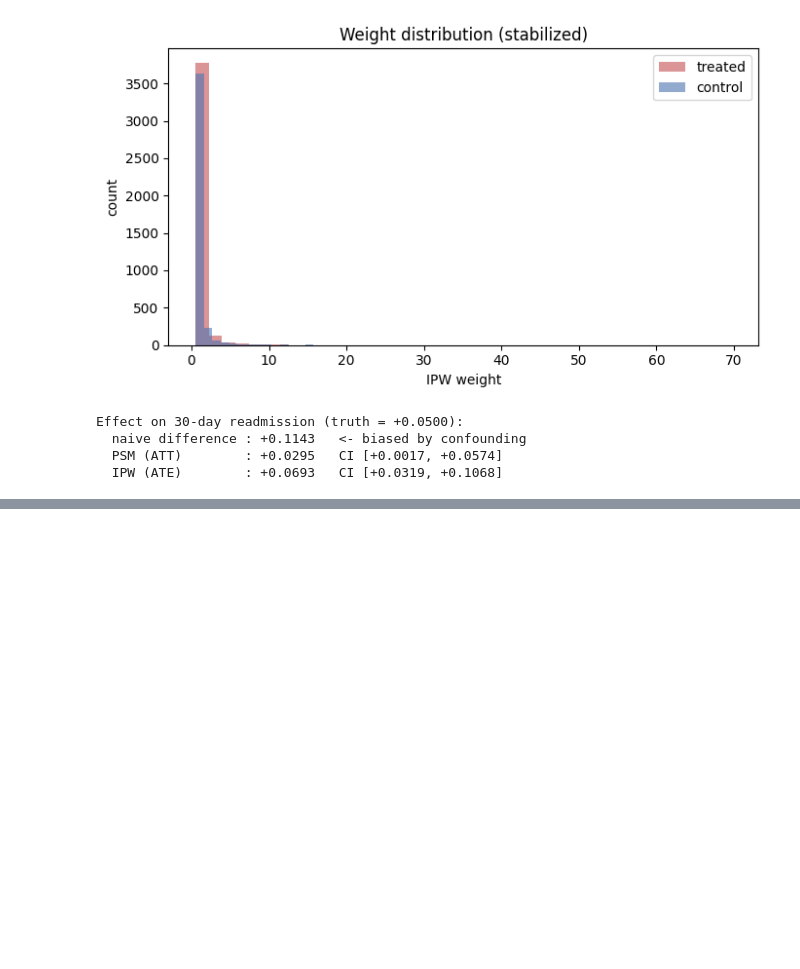
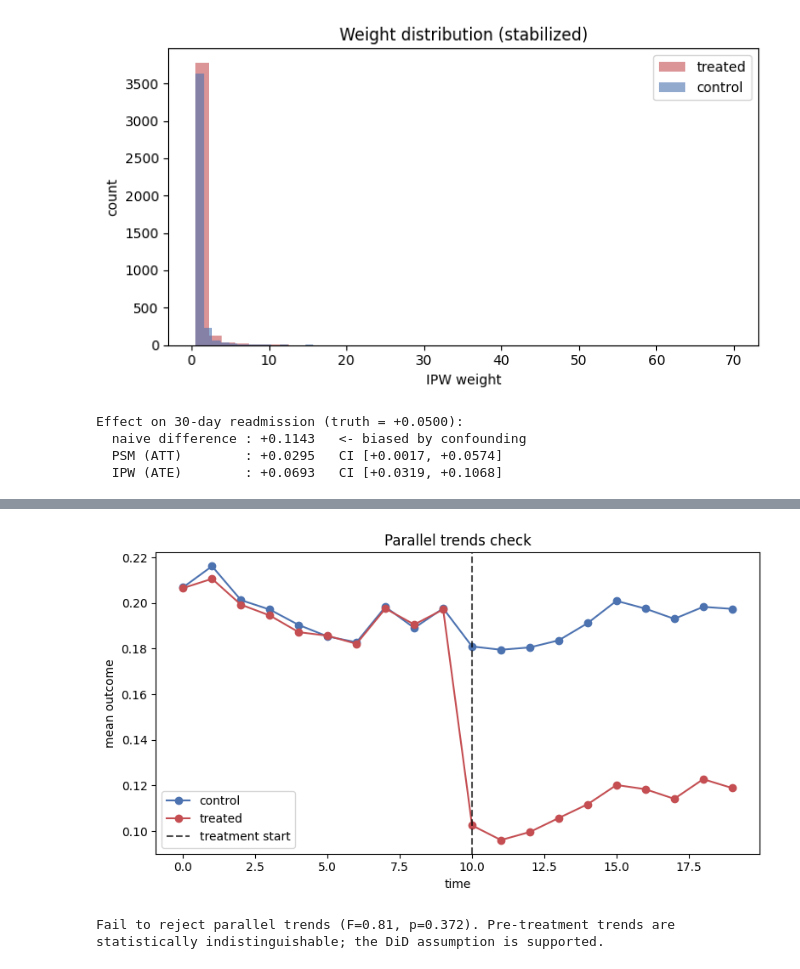
Before and after one commit to cbrackeen05/causal-inference-clinical, a Jupyter notebook: notebooks/dev_walkthrough.ipynb, the cells around one changed output, grey strips where cells are left out. Drawn from its saved outputs; the diff is of its cells as text; code cells hidden in the pictures; blank space fills up the shorter version.

Commit message:
Add difference-in-differences estimator

```diff
--- a/notebooks/dev_walkthrough.ipynb
+++ b/notebooks/dev_walkthrough.ipynb
@@ -209,0 +218,15 @@ Effect on 30-day readmission (truth = +0.0500):
+# %%
+from causal.did import DifferenceInDifferences
+
+# Region-level panel: 12 treated regions, 38 controls, intervention begins at period 10.
+regions = simulate_panel(n_units=50, n_periods=20, treatment_period=10,
+                         treatment_effect=-0.08, n_treated_units=12, seed=42)
+did = DifferenceInDifferences(regions, 'unit', 'time', 'outcome', 'treatment', treatment_time=10)
+
+# Visual + formal parallel-trends check (pre-treatment).
+did.plot_parallel_trends()
+plt.show()
+print(did.test_parallel_trends().interpretation)
+# %% [output]
+[figure, added]
+Fail to reject parallel trends (F=0.81, p=0.372). Pre-treatment trends are statistically indistinguishable; the DiD assumption is supported.
```
Also changed, not shown: parts of 2 cells of this notebook, 2 other files.
